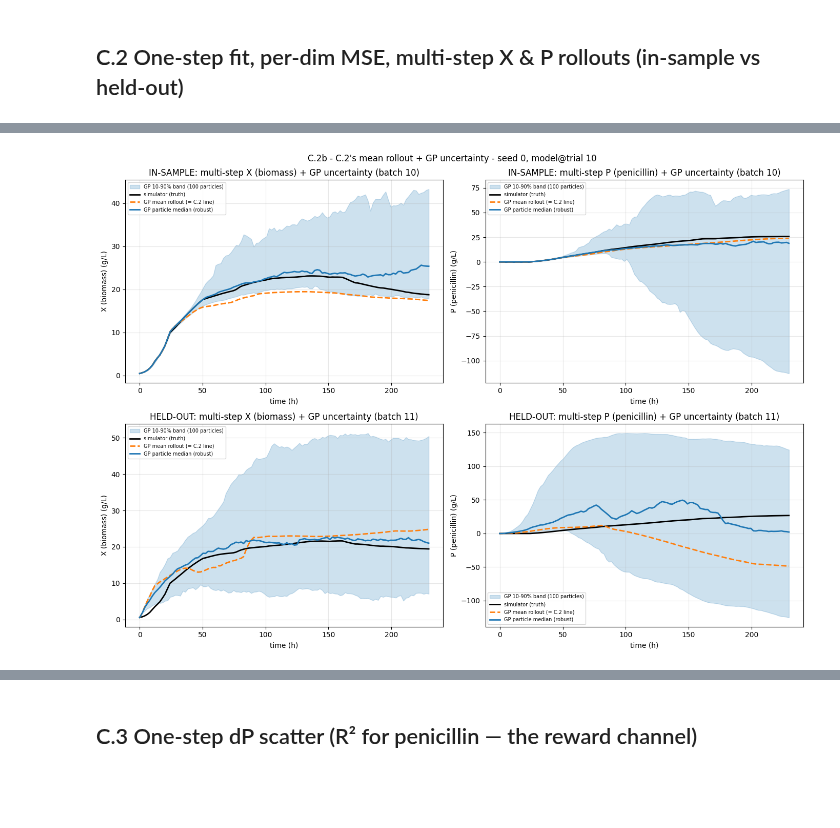
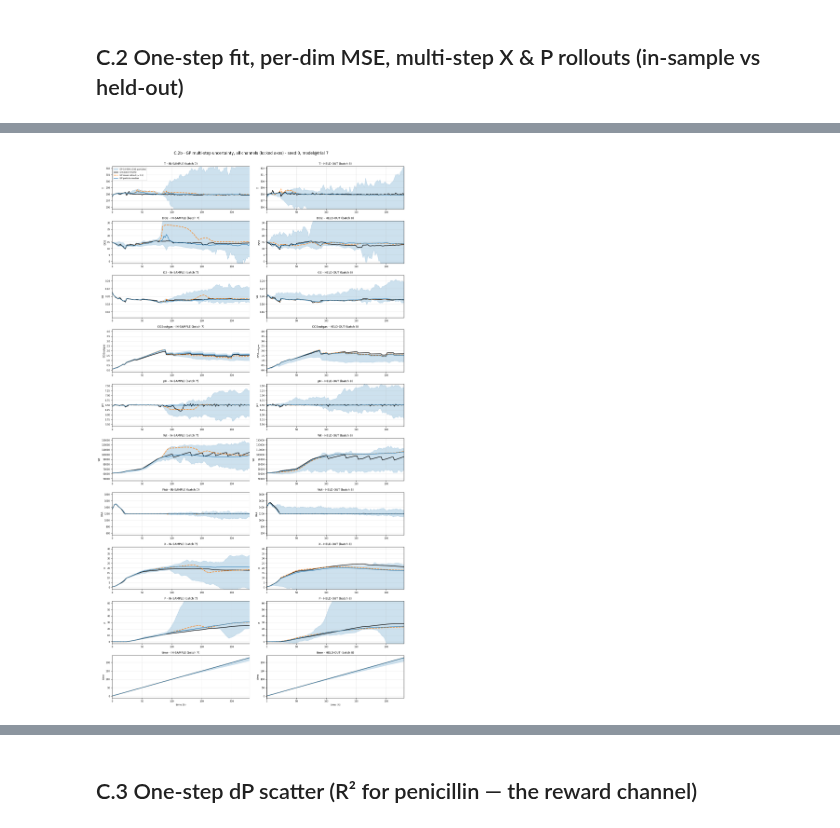
Before and after one commit to Rocyzas/pensim_mcpilco, a Jupyter notebook: pensim_mcpilco/experiments/evaluations.ipynb, the cells around one changed output, grey strips where cells are left out. Saved outputs shown, nothing was run; the diff lists cells and outputs as text; code cells hidden in the pictures; blank space fills up the shorter version.

```diff
--- a/pensim_mcpilco/experiments/evaluations.ipynb
+++ b/pensim_mcpilco/experiments/evaluations.ipynb
@@ -633,7 +650,8 @@ else:
     ax[1, 1].set_title("Penicillin trajectories (all episodes)"); ax[1, 1].set_xlabel("time (h)")
     ax[1, 1].set_ylabel("P (g/L)"); ax[1, 1].grid(alpha=.3)
     ax[1, 1].plot([], [], color="0.72", label="exploration")
-    ax[1, 1].plot([], [], color=cm.viridis(0.9), label="trials"); ax[1, 1].legend(fontsize=8)
+    _episode_colorbar(fig, ax[1, 1], n_ep, label="trial episode (early -> late)")
+    ax[1, 1].legend(fontsize=8)
 
     ax[1, 2].set_title("Penicillin yield per episode")
     ax[1, 2].set_xlabel("episode"); ax[1, 2].set_ylabel("yield (kg)")
@@ -694,7 +713,7 @@ else:
     ax.plot(t_ref, y_ref, label=ref_lbl, **REF_STYLE)
     ax.axvline(WARMUP_H, color="gray", ls=":", label=f"RL on ({WARMUP_H:g} h)")
     ax.plot([], [], color="0.72", label="exploration")
-    ax.plot([], [], color=cm.viridis(0.9), label="trials")
+    _episode_colorbar(fig, ax, n_ep, label="trial episode (early -> late)")
     ax.set_title("Fs (sugar feed): recipe vs RL residual (all episodes)")
     ax.set_xlabel("time (h)"); ax.set_ylabel("Fs (L/h)")
     ax.grid(alpha=.3); ax.legend(fontsize=7, ncol=2)
@@ -882,13 +902,10 @@ time. Far less ⇒ the GP is **overconfident**, and no amount of pessimism can p
 # %%
-# C.2b -- C.2's mean rollout + the GP's own uncertainty (band) + robust particle median
-_lo_x, _hi_x = STATE_RANGES["X"]
-_lo_p, _hi_p = STATE_RANGES["P"]
+# C.2b -- C.2's mean rollout + GP uncertainty, for EVERY state channel, on locked axes
 _N_PART = 100
 
 def _particle_rollout(agent, idx, N=_N_PART, seed=0):
     """N particles through the RECORDED action sequence of batch `idx` (particle_pred=True ->
-    each step samples delta ~ N(mean, var)). Same machinery MC-PILCO uses in policy optimisation,
-    so uncertainty COMPOUNDS over the horizon rather than being a per-step sigma."""
+    each step samples delta ~ N(mean, var)). Same machinery MC-PILCO uses in policy optimisation."""
     ml = agent.model_learning
     ml.set_eval_mode()
     S = np.asarray(agent.state_samples_history[idx])
@@ -904,46 +921,58 @@ def _particle_rollout(agent, idx, N=_N_PART, seed=0):
             out[t] = x.detach().cpu().numpy()
     return out                                     # [T, N, state_dim]
 
-def _band(traj, dim, lo, hi):
-    v = _denorm(traj[:, :, dim], lo, hi)           # [T, N] physical
-    return (np.percentile(v, 10, axis=1), np.median(v, axis=1), np.percentile(v, 90, axis=1))
+# columns: (batch index, tag, C.2's deterministic mean rollout -- the SAME array C.2 plots)
+_cols = [(GP_IDX, "IN-SAMPLE", pred)]
+if has_ho:
+    _cols.append((ho_idx, "HELD-OUT", pred_ho))
 
-# rows: (batch idx, tag, C.2's deterministic mean rollouts for X and P -- the SAME arrays C.2 plots)
-_rows = [(GP_IDX, "IN-SAMPLE", x_pred, p_pred)]
-if has_ho:
-    _rows.append((ho_idx, "HELD-OUT", x_pred_ho, p_pred_ho))
+_tr = {idx: _particle_rollout(gp_agent, idx) for idx, _, _ in _cols}
+_t = {idx: decision_time_grid(_tr[idx].shape[0]) for idx, _, _ in _cols}
 
-fig, ax = plt.subplots(len(_rows), 2, figsize=(14, 5 * len(_rows)), squeeze=False)
+# LOCKED axes: one time range for every panel; one y-range per channel (its physical STATE_RANGES)
+_xlim = (min(_t[i][0] for i, _, _ in _cols), max(_t[i][-1] for i, _, _ in _cols))
 
-for _r, (_bidx, _tag, _mx, _mp) in enumerate(_rows):
-    _tr = _particle_rollout(gp_agent, _bidx)
-    _tt = decision_time_grid(_tr.shape[0])
-    _S_true = np.asarray(gp_agent.state_samples_history[_bidx])
-    for _c, (_dim, _lo, _hi, _name, _mean_line) in enumerate(
-            [(X_IDX, _lo_x, _hi_x, "X (biomass)", _mx),
-             (P_IDX, _lo_p, _hi_p, "P (penicillin)", _mp)]):
-        _p10, _p50, _p90 = _band(_tr, _dim, _lo, _hi)
-        _truth = _denorm(_S_true[:, _dim], _lo, _hi)
+_nrow, _ncol = len(STATE_NAMES), len(_cols)
+fig, ax = plt.subplots(_nrow, _ncol, figsize=(7.0 * _ncol, 2.5 * _nrow), squeeze=False)
+
+print(f"{'channel':>10} {'batch':>10} | {'coverage':>9} {'|mean-median|':>14} | band beyond physical range?")
+for _r, _name in enumerate(STATE_NAMES):
+    _k = STATE_NAMES.index(_name)
+    _lo, _hi = STATE_RANGES[_name]
+    _pad = 0.05 * (_hi - _lo)
+    for _c, (_bidx, _tag, _meanroll) in enumerate(_cols):
+        v = _denorm(_tr[_bidx][:, :, _k], _lo, _hi)                    # [T, N] physical
+        p10, p50, p90 = (np.percentile(v, 10, axis=1), np.median(v, axis=1),
+                         np.percentile(v, 90, axis=1))
+        truth = _denorm(np.asarray(gp_agent.state_samples_history[_bidx])[:, _k], _lo, _hi)
+        mline = _denorm(np.asarray(_meanroll)[:, _k], _lo, _hi)
+        tt = _t[_bidx]
         a = ax[_r, _c]
-        a.fill_between(_tt, _p10, _p90, color="C0", alpha=.22,
-                       label=f"GP 10-90% band ({_N_PART} particles)")
-        a.plot(_tt, _truth, "k-", lw=2, label="simulator (truth)")
-        a.plot(_tt, _mean_line, "C1--", lw=2, label="GP mean rollout (= C.2 line)")
-        a.plot(_tt, _p50, "C0-", lw=2, label="GP particle median (robust)")
-        a.set_title(f"{_tag}: multi-step {_name} + GP uncertainty (batch {_bidx})")
-        a.set_xlabel("time (h)"); a.set_ylabel(f"{_name} (g/L)")
-        a.grid(alpha=.3); a.legend(fontsize=7)
+        a.fill_between(tt, p10, p90, color="C0", alpha=.22, label=f"GP 10-90% ({_N_PART} particles)")
+        a.plot(tt, truth, "k-", lw=1.8, label="simulator (truth)")
+        a.plot(tt, mline, "C1--", lw=1.8, label="GP mean rollout (= C.2)")
+        a.plot(tt, p50, "C0-", lw=1.5, label="GP particle median")
+        a.set_xlim(*_xlim)                                             # SAME x on every panel
+        a.set_ylim(_lo - _pad, _hi + _pad)                             # SAME y for this channel
+        a.set_title(f"{_name} - {_tag} (batch {_bidx})", fontsize=9)
+        a.set_ylabel(_name, fontsize=8); a.grid(alpha=.3)
+        a.tick_params(labelsize=7)
+        if _r == _nrow - 1:
+            a.set_xlabel("time (h)", fontsize=8)
+        if _r == 0 and _c == 0:
+            a.legend(fontsize=6.5, loc="upper left")
 
-        _cov = float(np.mean((_truth >= _p10) & (_truth <= _p90)))
-        _gap = abs(float(_mean_line[-1]) - float(_p50[-1]))
-        print(f"{_tag:>10} | {_name:>14}: truth in 10-90% band {100*_cov:5.1f}% (calibrated ~80%)"
-              f" | final: truth={_truth[-1]:7.2f}  mean-path={float(_mean_line[-1]):8.2f}"
-              f"  particle-median={float(_p50[-1]):8.2f}  |mean-median gap|={_gap:7.2f} g/L")
+        cov = float(np.mean((truth >= p10) & (truth <= p90)))
+        gap = abs(float(mline[-1]) - float(p50[-1]))
+        out = (p10.min() < _lo - _pad) or (p90.max() > _hi + _pad)
+        note = f"YES  band=[{p10.min():.1f}, {p90.max():.1f}] vs range [{_lo:g}, {_hi:g}]" if out else "no"
+        print(f"{_name:>10} {_tag:>10} | {100*cov:>8.1f}% {gap:>14.3f} | {note}")
 
-fig.suptitle(f"C.2b - C.2's mean rollout + GP uncertainty - seed {SEED}, model@trial {GP_IDX}")
+fig.suptitle(f"C.2b - GP multi-step uncertainty, all channels (locked axes) - seed {SEED}, model@trial {GP_IDX}",
+             y=1.001)
 fig.tight_layout(); plt.show()
-
-print("\ncoverage << 80%      => GP is OVERCONFIDENT (pessimism cannot protect the optimiser).")
+print("\ncoverage << 80%      => GP overconfident.   coverage ~100% with a huge band => 'I don't know'.")
 print("large mean-median gap => the mean path the optimiser plans against is NOT representative")
-print("                         of the model's own distribution (strong nonlinearity / extrapolation).")
+print("                         of the model's own distribution.")
+print("band beyond physical range => the GP is predicting states the reactor cannot occupy.")
 # %% [output]
@@ -954 +996 @@ print("                         of the model's own distribution (strong nonlinea
-[figure, old version]
+[figure, new version]
```
Also changed, not shown: parts of 26 cells of this notebook, 4 other files.
